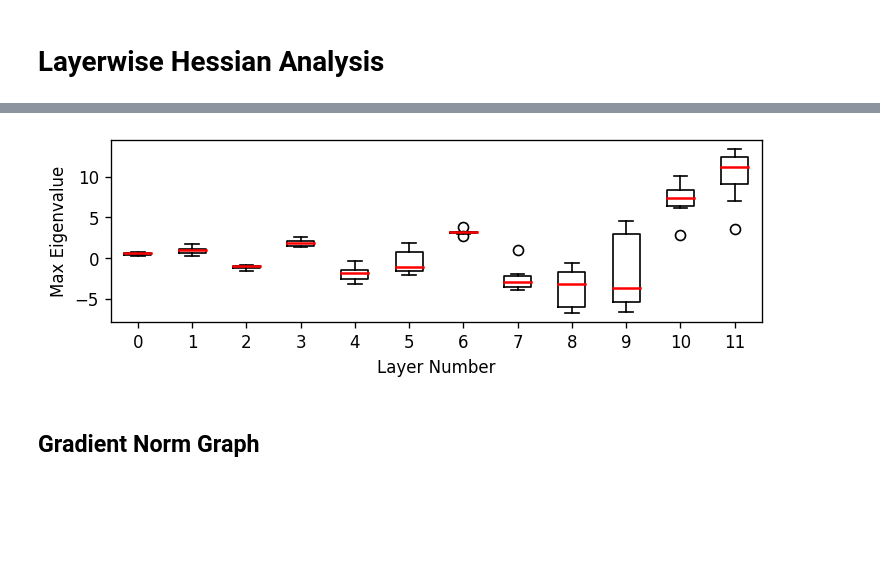
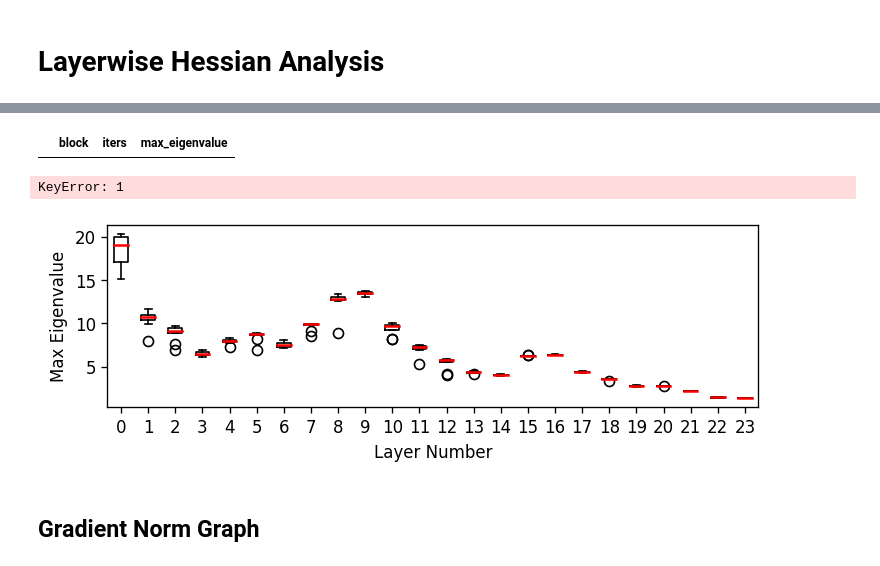
Before and after one commit to MarsJacobs/kd-qat-large-enc, a Jupyter notebook: Hessian_Analysis.ipynb, the cells around one changed output, grey strips where cells are left out. Drawn from its saved outputs; the diff is of its cells as text; code cells hidden in the pictures; blank space fills up the shorter version.

```diff
--- a/Hessian_Analysis.ipynb
+++ b/Hessian_Analysis.ipynb
@@ -121,38 +247,48 @@ rte-0.05-2-KD-pred-eigens.csv
+# %%
+data = pd.read_csv('layer_hessian_results/rte-0.05-2-KD-layer-large-eigens.csv')
+data
+# %% [output]
+|  | block | iters | max_eigenvalue |
 # %%
 import csv
 import pandas as pd
 
+layer_num=24
+
 lw_eigen_dict = dict()
-for l in range(12):
+for l in range(layer_num):
     lw_eigen_dict[f"{l}th"] = []
 
 names = ["block", "iters", "max_eigenvalue"]
-task_name = "cola"
+task_name = "rte"
 data_percentage = 0.05
 seed = 1
 kd_loss_type = "layer"
 
 for seed in range(10):
     seed = seed + 1
-    csv_path = os.path.join("layer_hessian_results/cola", f"{task_name}-{data_percentage}-{seed}-KD-{kd_loss_type}-eigens.csv")
+    csv_path = os.path.join("layer_hessian_results", f"{task_name}-{data_percentage}-{seed}-KD-{kd_loss_type}-large-eigens.csv")
     data = pd.read_csv(csv_path, names=names)
 
-    for i in range(12):
+    for i in range(layer_num):
         lw_eigen_dict[f"{i}th"].append(float(data["max_eigenvalue"][i+1]))
 box_list = []
-for l in range(12):
+for l in range(layer_num):
     box_list.append(lw_eigen_dict[f"{l}th"])
+# %% [output]
+KeyError: 1
 # %%
 import matplotlib.pyplot as plt
 import numpy as np
 
+labels = list(range(layer_num))
 fig, ax = plt.subplots(figsize=(7,2), dpi=120)
 bplot = ax.boxplot(box_list, labels=labels, medianprops=dict(color='red', linewidth=1.5))
 ax.set_xlabel("Layer Number")
 ax.set_ylabel("Max Eigenvalue")
 plt.show()
 # %% [output]
-[figure, old version]
+[figure, new version]
 # %% [markdown]
 
 ## Gradient Norm Graph
```
Also changed, not shown: parts of 5 cells of this notebook, 44 other files.
